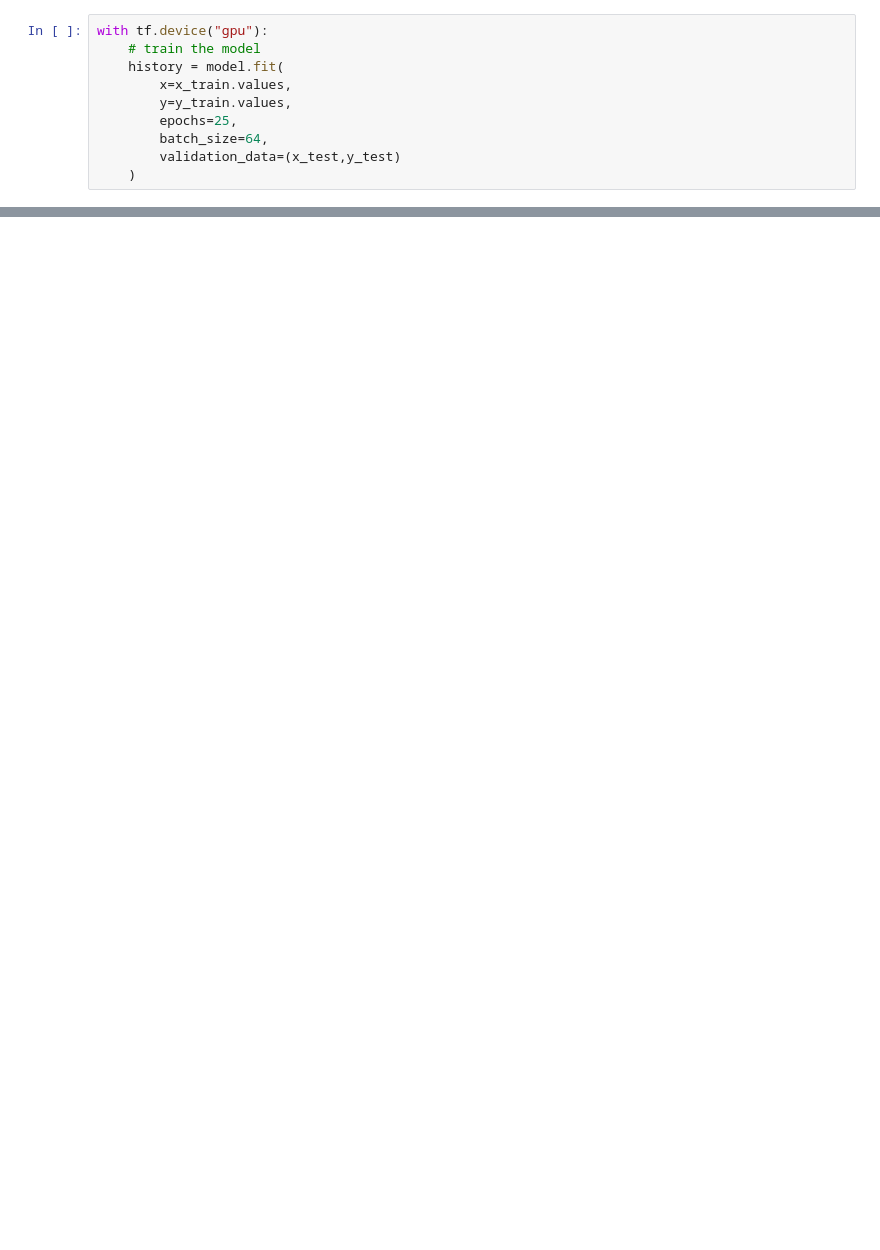
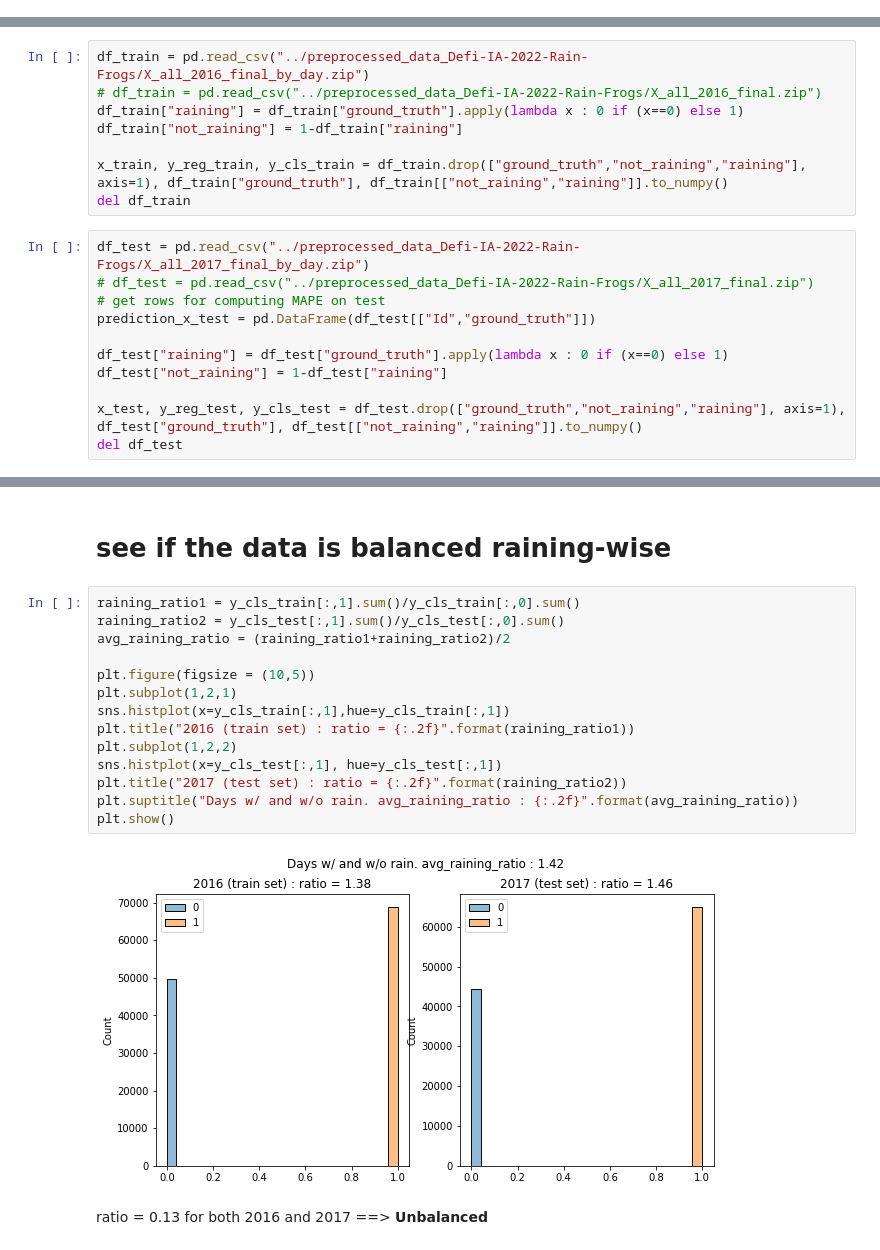
Before and after one commit to LetenoThibaud/Defi-IA-2022-Rain-Frogs, a Jupyter notebook: ann.ipynb, the cells around one changed output, grey strips where cells are left out. Saved outputs shown, nothing was run; the diff lists cells and outputs as text; blank space fills up the shorter version.

```diff
--- a/ann.ipynb
+++ b/ann.ipynb
@@ -84,10 +0,0 @@ None
-# %%
-with tf.device("gpu"):
-    # train the model
-    history = model.fit(
-        x=x_train.values,
-        y=y_train.values,
-        epochs=25,
-        batch_size=64,
-        validation_data=(x_test,y_test)
-    )
@@ -180,0 +37,19 @@ submission.to_csv("../submissions/submission_ann.csv", index=False)
+# %%
+df_train = pd.read_csv("../preprocessed_data_Defi-IA-2022-Rain-Frogs/X_all_2016_final_by_day.zip")
+# df_train = pd.read_csv("../preprocessed_data_Defi-IA-2022-Rain-Frogs/X_all_2016_final.zip")
+df_train["raining"] = df_train["ground_truth"].apply(lambda x : 0 if (x==0) else 1)
+df_train["not_raining"] = 1-df_train["raining"]
+
+x_train, y_reg_train, y_cls_train = df_train.drop(["ground_truth","not_raining","raining"], axis=1), df_train["ground_truth"], df_train[["not_raining","raining"]].to_numpy()
+del df_train
+# %%
+df_test = pd.read_csv("../preprocessed_data_Defi-IA-2022-Rain-Frogs/X_all_2017_final_by_day.zip")
+# df_test = pd.read_csv("../preprocessed_data_Defi-IA-2022-Rain-Frogs/X_all_2017_final.zip")
+# get rows for computing MAPE on test
+prediction_x_test = pd.DataFrame(df_test[["Id","ground_truth"]])
+
+df_test["raining"] = df_test["ground_truth"].apply(lambda x : 0 if (x==0) else 1)
+df_test["not_raining"] = 1-df_test["raining"]
+
+x_test, y_reg_test, y_cls_test = df_test.drop(["ground_truth","not_raining","raining"], axis=1), df_test["ground_truth"], df_test[["not_raining","raining"]].to_numpy()
+del df_test
@@ -180,0 +100,20 @@ submission.to_csv("../submissions/submission_ann.csv", index=False)
+# %% [markdown]
+# see if the data is balanced raining-wise
+# %%
+raining_ratio1 = y_cls_train[:,1].sum()/y_cls_train[:,0].sum()
+raining_ratio2 = y_cls_test[:,1].sum()/y_cls_test[:,0].sum()
+avg_raining_ratio = (raining_ratio1+raining_ratio2)/2
+
+plt.figure(figsize = (10,5))
+plt.subplot(1,2,1)
+sns.histplot(x=y_cls_train[:,1],hue=y_cls_train[:,1])
+plt.title("2016 (train set) : ratio = {:.2f}".format(raining_ratio1))
+plt.subplot(1,2,2)
+sns.histplot(x=y_cls_test[:,1], hue=y_cls_test[:,1])
+plt.title("2017 (test set) : ratio = {:.2f}".format(raining_ratio2))
+plt.suptitle("Days w/ and w/o rain. avg_raining_ratio : {:.2f}".format(avg_raining_ratio))
+plt.show()
+# %% [output]
+[figure, added]
+# %% [markdown]
+ratio = 0.13 for both 2016 and 2017 ==> **Unbalanced**
```
Also changed, not shown: parts of 88 cells of this notebook.
